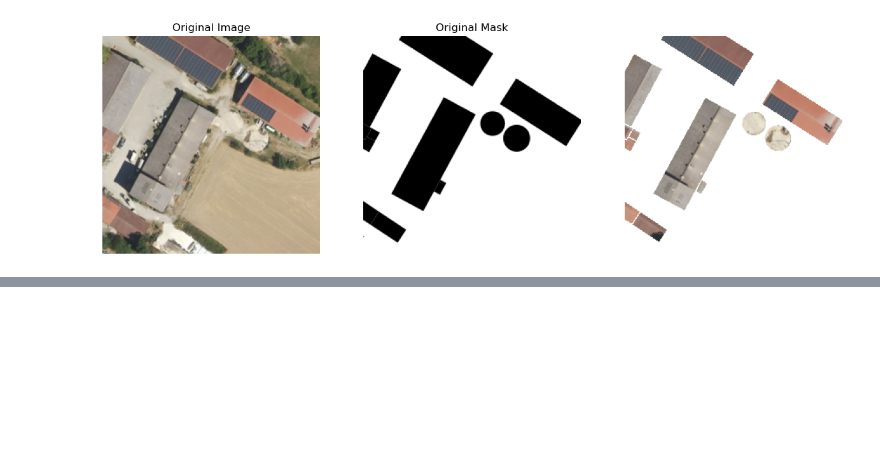
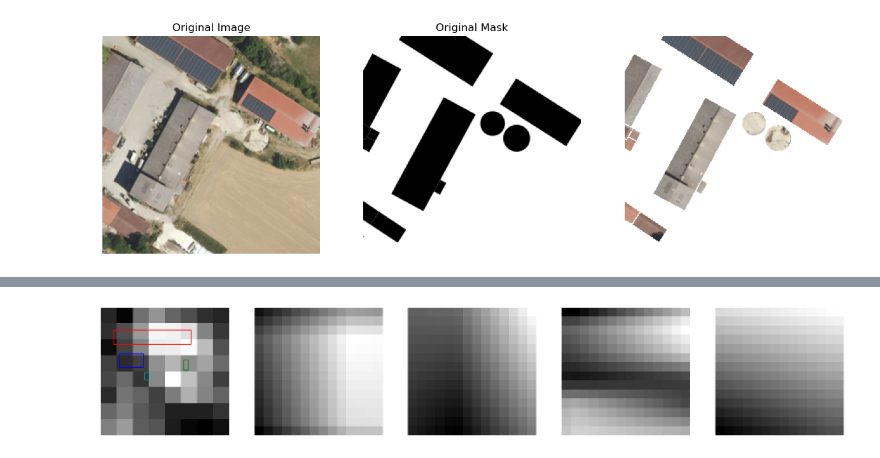
Before and after one commit to DaveS24/RoofSpotter, a Jupyter notebook: testing/component_testing.ipynb, the cells around one changed output, grey strips where cells are left out. Cells and saved outputs as stored; diff of their text form; code cells hidden in the pictures; blank space fills up the shorter version.

Commit message:
Add sampling-points generation and bilinear interpolation to roi_align.py file, fix clip_boxes() in rpn.py file

```diff
--- a/testing/component_testing.ipynb
+++ b/testing/component_testing.ipynb
@@ -68 +68,7 @@ Visualizer.display_rois(images[test_idx], feature_maps[test_idx], roi_boxes[test
 [figure]
+# %%
+roi_align = ROIAlignLayer(config, backbone, rpn)
+aligned_rois = roi_align.model.predict([feature_maps, roi_boxes]) # TODO: Extreme memory usage when predicting
+
+Visualizer.display_aligned_rois(feature_maps[test_idx], roi_boxes[test_idx], aligned_rois[test_idx])
+# %% [output]
@@ -68,0 +76 @@ Visualizer.display_rois(images[test_idx], feature_maps[test_idx], roi_boxes[test
+[figure, added]
```
Also changed, not shown: parts of 5 cells of this notebook, 6 other files.
